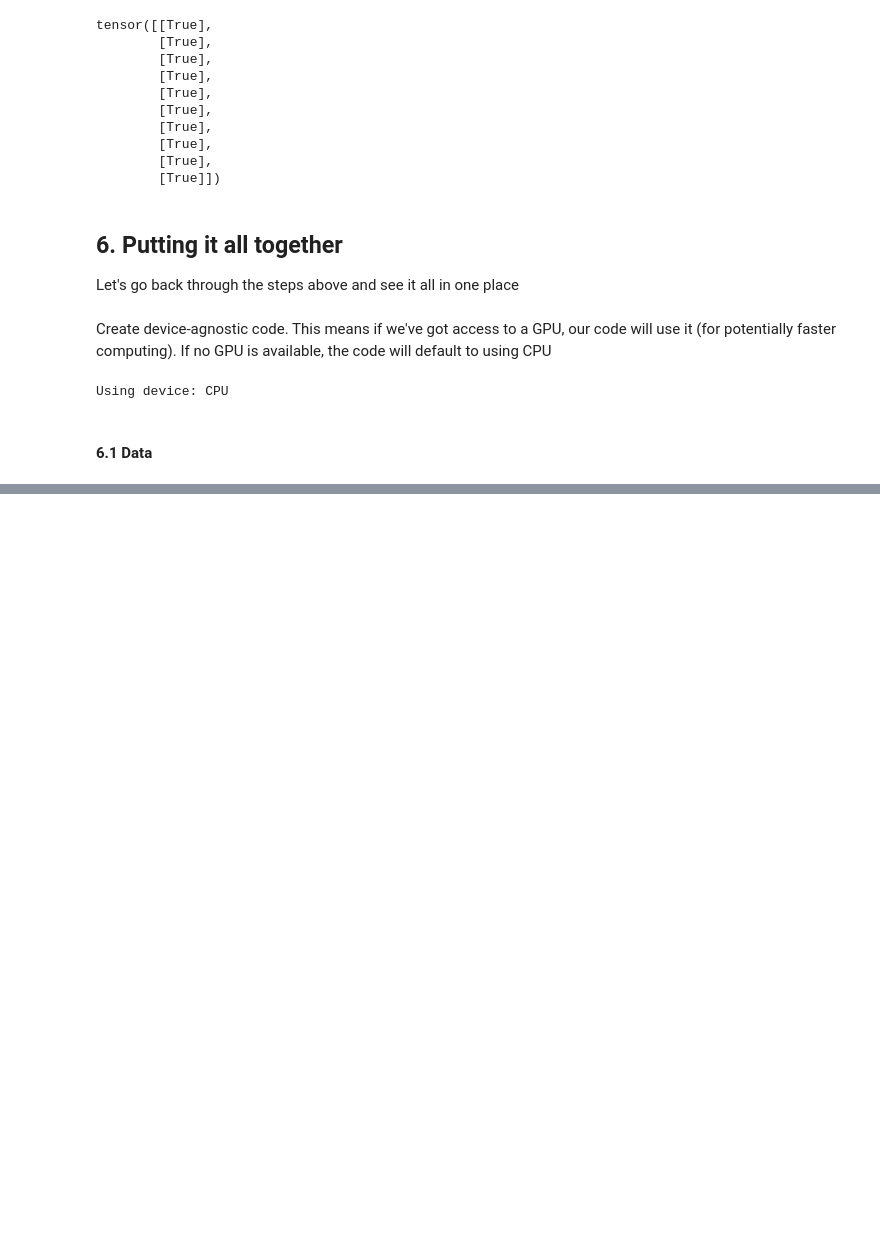
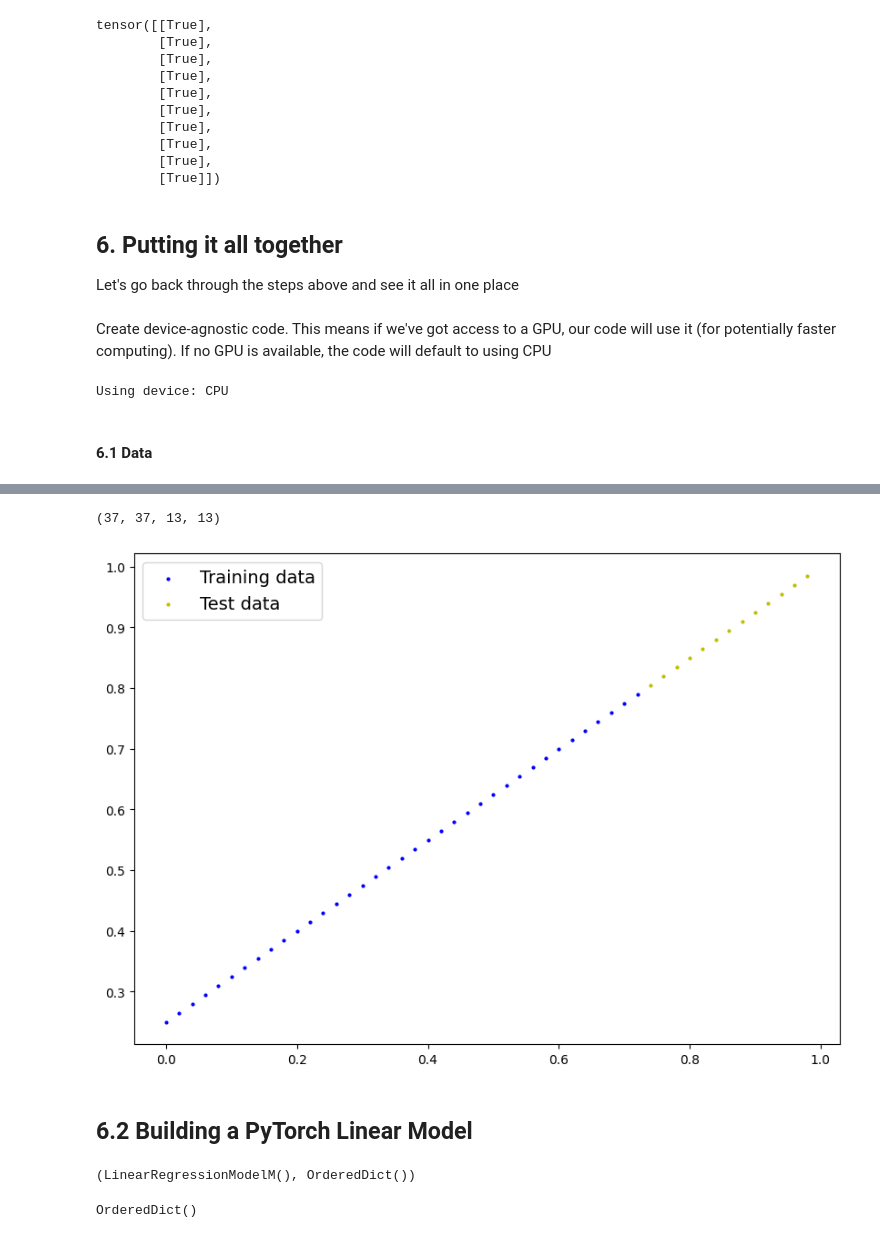
Before and after one commit to maushamkumar/PyTorch, a Jupyter notebook: 01_Pytorch_workflow.ipynb, the cells around one changed output, grey strips where cells are left out. Saved outputs shown, nothing was run; the diff lists cells and outputs as text; code cells hidden in the pictures; blank space fills up the shorter version.

```diff
--- a/01_Pytorch_workflow.ipynb
+++ b/01_Pytorch_workflow.ipynb
@@ -719,3 +719,18 @@ print (f"Using device: {device}")
 Using device: CPU
 # %% [markdown]
 #### 6.1 Data
+# %%
+# Create some data using the linear regression formula of y = weight * X + bias
+weight = 0.75
+bias = 0.25
+# %%
+# create range values
+start = 0
+end = 1
+step = 0.02
+
+# Create X and y (Features and labels)
+X = torch.arange(start, end , step).unsqueeze(dim=1) # without unsqueeze, it throws an error
+y = weight * X + bias
+
+X[:10], y[:10]
@@ -721,0 +758,15 @@ Using device: CPU
+# %%
+# split the data
+train_split = int(0.75 * len(X))
+X_train, y_train = X[:train_split], y[:train_split]
+X_test, y_test = X[train_split:], y[train_split:]
+# %%
+len(X_train), len(y_train), len(X_test), len(y_test)
+# %% [output]
+(37, 37, 13, 13)
+# %%
+# plot the data
+# Note: if you don't have the plot_predictions() function loaded, this will error
+plot_predictions(X_train, y_train, X_test, y_test)
+# %% [output]
+[figure, added]
@@ -721,0 +798,2 @@ Using device: CPU
+# %% [markdown]
+## 6.2 Building a PyTorch Linear Model
@@ -721,0 +816,26 @@ Using device: CPU
+# %%
+# In this I had made two mistake First one 'inti' and second one "super()"
+# Create a linear model by subclassing nn.Module
+
+class LinearRegressionModelM(nn.Module):
+  def __inti__(self):
+    super.__init__()
+    # Use nn.Linear() for creating the linear model layer / also called linear transform, probing layer, fully connected layer, dense layer
+    self.linear_layer = nn.Linear(in_features=1,
+                                  out_features=1)
+
+
+  def forward(self, x: torch.Tensor) -> torch.Tensor:
+    return self.linear_layer(x)
+
+
+# Set the manual seed
+torch.manual_seed(42)
+model_1 = LinearRegressionModelM()
+model_1, model_1.state_dict()
+# %% [output]
+(LinearRegressionModelM(), OrderedDict())
+# %%
+model_1.state_dict()
+# %% [output]
+OrderedDict()
```
Also changed, not shown: parts of 11 cells of this notebook.
